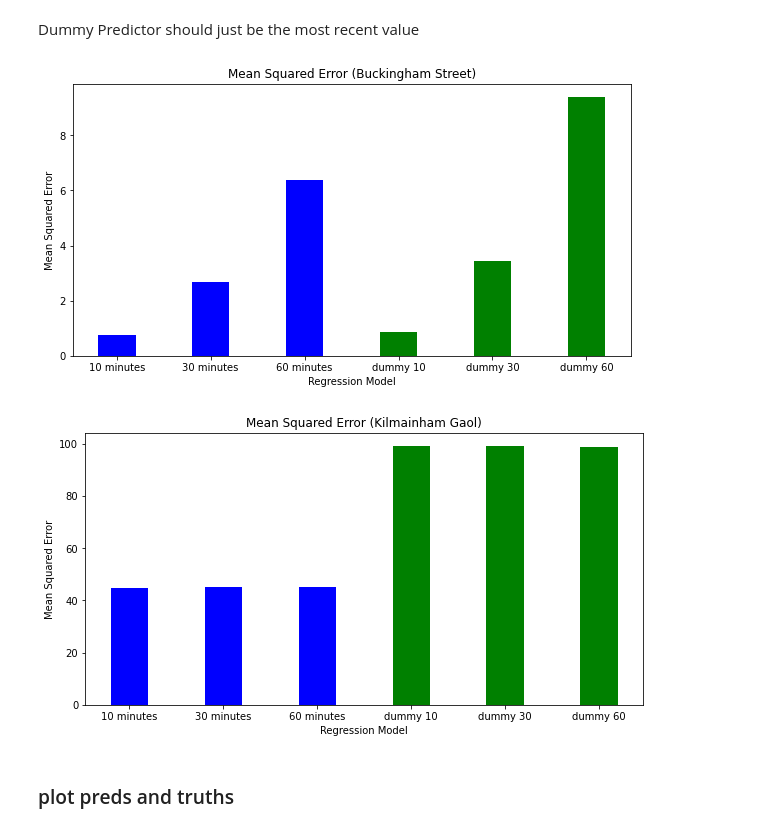
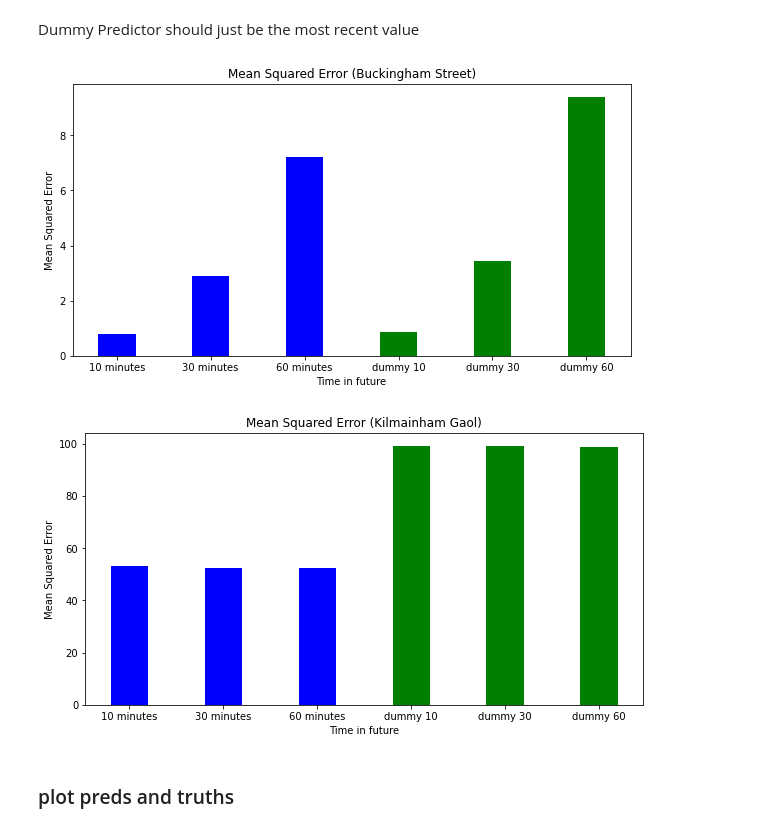
Before and after one commit to daltHub/Final-Assignment, a Jupyter notebook: ridge.ipynb, the cells around one changed output. Saved outputs shown, nothing was run; the diff lists cells and outputs as text; code cells hidden in the pictures.

```diff
--- a/ridge.ipynb
+++ b/ridge.ipynb
@@ -229,42 +193,42 @@ X4_train, X4_test, y4_train, y4_test = train_test_split(X4, Y4, test_size=0.3, r
 X5_train, X5_test, y5_train, y5_test = train_test_split(X5, Y5, test_size=0.3, random_state=42)
 X6_train, X6_test, y6_train, y6_test = train_test_split(X6, Y6, test_size=0.3, random_state=42)
 # %%
-model1 = Ridge(alpha=1.25e6).fit(X1_train,y1_train)
+model1 = Ridge(alpha=1).fit(X1_train,y1_train)
 predictions1 = ml.generate_predictions(model1, X1_test)
 mse1 = mtr.calculate_mse(predictions1,y1_test)
 r21 = mtr.calculate_R2(predictions1,y1_test)
 train_predictions1 = ml.generate_predictions(model1, X1_train)
 train_mse1 = mtr.calculate_mse(train_predictions1,y1_train)
 
-model2 = Ridge(alpha=5e6).fit(X2_train,y2_train)
+model2 = Ridge(alpha=1).fit(X2_train,y2_train)
 predictions2 = ml.generate_predictions(model2, X2_test)
 mse2 = mtr.calculate_mse(predictions2,y2_test)
 r22 = mtr.calculate_R2(predictions2,y2_test)
 train_predictions2 = ml.generate_predictions(model2, X2_train)
 train_mse2 = mtr.calculate_mse(train_predictions2,y2_train)
 
-model3 = Ridge(alpha=1.25e6).fit(X3_train,y3_train)
+model3 = Ridge(alpha=1).fit(X3_train,y3_train)
 predictions3 = ml.generate_predictions(model3, X3_test)
 mse3 = mtr.calculate_mse(predictions3,y3_test)
 r23 = mtr.calculate_R2(predictions3,y3_test)
 train_predictions3 = ml.generate_predictions(model3, X3_train)
 train_mse3 = mtr.calculate_mse(train_predictions3,y3_train)
 
-model4 = Ridge(alpha=5e6).fit(X4_train,y4_train)
+model4 = Ridge(alpha=1).fit(X4_train,y4_train)
 predictions4 = ml.generate_predictions(model4, X4_test)
 mse4 = mtr.calculate_mse(predictions4,y4_test)
 r24 = mtr.calculate_R2(predictions4,y4_test)
 train_predictions4 = ml.generate_predictions(model4, X4_train)
 train_mse4 = mtr.calculate_mse(train_predictions4,y4_train)
 
-model5 = Ridge(alpha=1.25e6).fit(X5_train,y5_train)
+model5 = Ridge(alpha=1).fit(X5_train,y5_train)
 predictions5 = ml.generate_predictions(model5, X5_test)
 mse5 = mtr.calculate_mse(predictions5,y5_test)
 r25 = mtr.calculate_R2(predictions5,y5_test)
 train_predictions5 = ml.generate_predictions(model5, X5_train)
 train_mse5 = mtr.calculate_mse(train_predictions5,y5_train)
 
-model6 = Ridge(alpha=5e6).fit(X6_train,y6_train)
+model6 = Ridge(alpha=1).fit(X6_train,y6_train)
 predictions6 = ml.generate_predictions(model6, X6_test)
 mse6 = mtr.calculate_mse(predictions6,y6_test)
 r26 = mtr.calculate_R2(predictions6,y6_test)
@@ -347,35 +300,35 @@ plt.bar(keys1, values1, color ='blue',
 plt.bar(keys2, values2, color ='green',
         width = 0.4)
 
-plt.xlabel("Regression Model")
+plt.xlabel("Time in future")
 plt.ylabel("Mean Squared Error")
 plt.title("Mean Squared Error (Buckingham Street)")
 plt.show()
 # %% [output]
-[figure, old version]
+[figure, new version]
 # %%
 data1 = {'10 minutes':mse2, '30 minutes':mse4, '60 minutes':mse4}
 data2 = {'dummy 10':dummy_mse_2, 'dummy 30':dummy_mse_4, 'dummy 60':dummy_mse_6}
 keys1 = list(data1.keys())
 values1 = list(data1.values())
 keys2 = list(data2.keys())
 values2 = list(data2.values())
 
 fig = plt.figure(figsize = (10, 5))
 
 # creating the bar plot
 plt.bar(keys1, values1, color ='blue',
         width = 0.4)
 
 plt.bar(keys2, values2, color ='green',
         width = 0.4)
 
-plt.xlabel("Regression Model")
+plt.xlabel("Time in future")
 plt.ylabel("Mean Squared Error")
 plt.title("Mean Squared Error (Kilmainham Gaol)")
 plt.show()
 # %% [output]
-[figure, old version]
+[figure, new version]
 # %% [markdown]
 ### plot preds and truths
 # %% [markdown]
```
Also changed, not shown: parts of 15 cells of this notebook, 1 other file.
